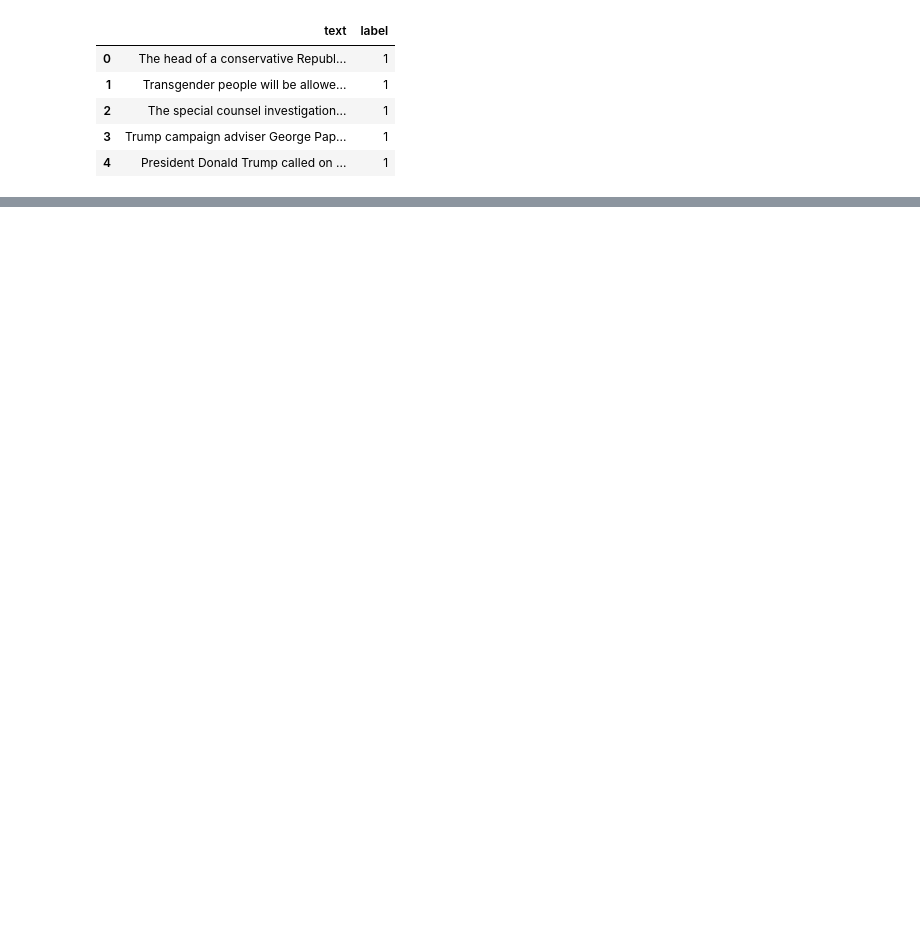
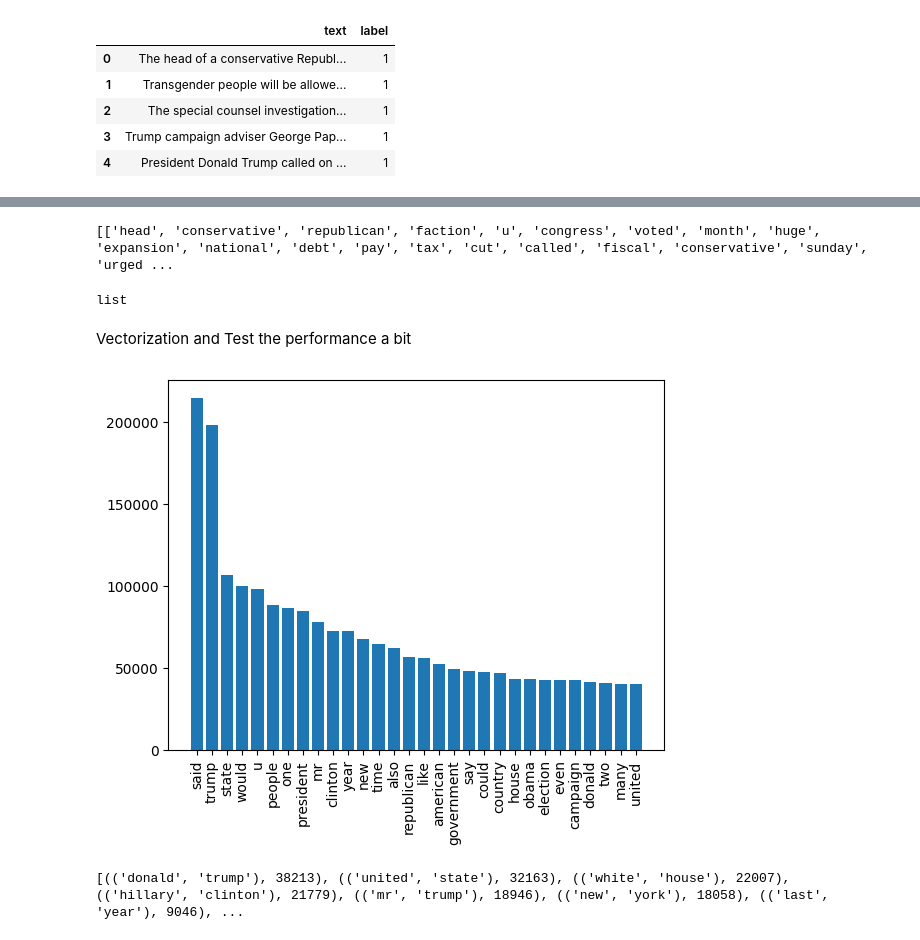
Before and after one commit to Yueming02/Datathon, a Jupyter notebook: Datathon.ipynb, the cells around one changed output, grey strips where cells are left out. Drawn from its saved outputs; the diff is of its cells as text; code cells hidden in the pictures; blank space fills up the shorter version.

```diff
--- a/Datathon.ipynb
+++ b/Datathon.ipynb
@@ -25,5 +25,5 @@ df_true=pd.read_csv('DataSet_Misinfo_TRUE.csv')
 # %%
-df_fake=pd.read_csv('DataSet_Misinfo_FAKE.csv')
+df_fake=pd.read_csv('drive/MyDrive/DataSet_Misinfo_FAKE.csv')
 # %%
 df_true['label']=1
 df_true=df_true.drop('Unnamed: 0',axis=1)
@@ -48,0 +227,3 @@ df_fake.head()
+# %%
+df = df.reset_index()
+df1 = pd.concat([df, df_topic], axis=1)
@@ -48,0 +330,65 @@ df_fake.head()
+# %%
+lemmatizer = WordNetLemmatizer()
+lemmatized_X = []
+for paragraph in X:
+    lemmatized_paragraph = [lemmatizer.lemmatize(word) for word in paragraph]
+    lemmatized_X.append(lemmatized_paragraph)
+# %%
+print(lemmatized_X[:10])
+type(lemmatized_X)
+# %% [output]
+[['head', 'conservative', 'republican', 'faction', 'u', 'congress', 'voted', 'month', 'huge', 'expansion', 'national', 'debt', 'pay', 'tax', 'cut', 'called', 'fiscal', 'conservative', 'sunday', 'urged ...
+list
+# %% [markdown]
+Vectorization and Test the performance a bit
+# %%
+#testing performance a bit
+from sklearn.feature_extraction.text import TfidfVectorizer
+from sklearn.linear_model import LogisticRegression
+#from sklearn.metrics import accuracy_score
+#from sklearn.model_selection import train_test_split
+
+# Convert the preprocessed data to strings for input to the vectorizer
+X_strLemm = [' '.join(paragraph) for paragraph in lemmatized_X]
+
+# Vectorize the text data using the TF-IDF method
+vectorizer = TfidfVectorizer()
+X_vecLemm = vectorizer.fit_transform(X_strLemm)
+# %%
+from collections import Counter
+
+# Concatenate all the text into one string
+all_text = ' '.join(X_strLemm)
+
+# Split the text into individual words
+words = all_text.split()
+
+# Count the frequency of each word using Counter
+word_counts = Counter(words)
+
+# Get the most common words
+top_words = word_counts.most_common(30)
+
+# Create a bar chart of the top words
+labels, values = zip(*top_words)
+indexes = range(len(labels))
+plt.bar(indexes, values)
+plt.xticks(indexes, labels, rotation='vertical')
+plt.show()
+# %% [output]
+[figure, added]
+# %%
+import nltk
+from nltk.util import ngrams
+
+# Tokenize the text and generate a list of unigrams, bigrams, and trigrams
+tokens = nltk.word_tokenize(all_text)
+unigrams = ngrams(tokens, 1)
+bigrams = ngrams(tokens, 2)
+trigrams = ngrams(tokens, 3)
+
+# Print the top 10 most common bigrams
+freq_dist = nltk.FreqDist(bigrams)
+print(freq_dist.most_common(10))
+# %% [output]
+[(('donald', 'trump'), 38213), (('united', 'state'), 32163), (('white', 'house'), 22007), (('hillary', 'clinton'), 21779), (('mr', 'trump'), 18946), (('new', 'york'), 18058), (('last', 'year'), 9046), ...
```
Also changed, not shown: parts of 35 cells of this notebook.
